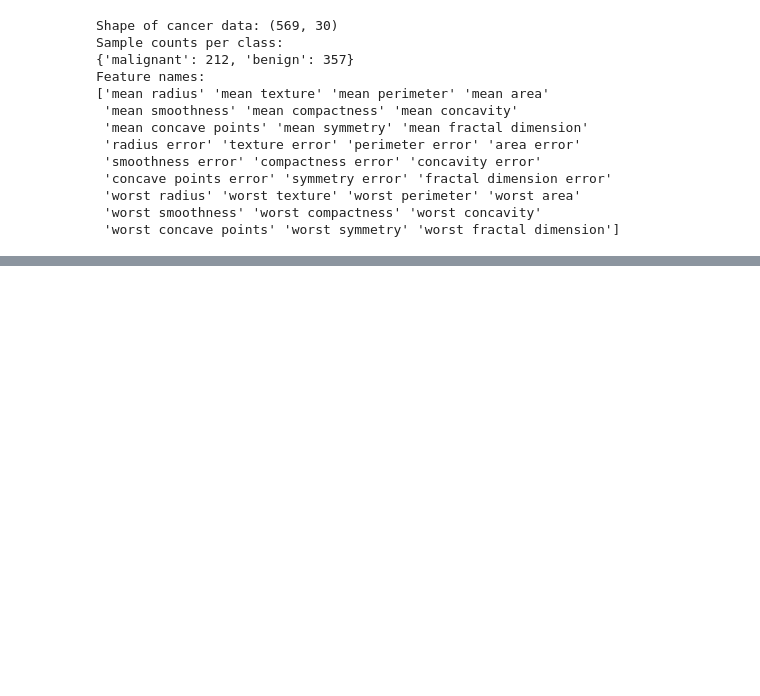
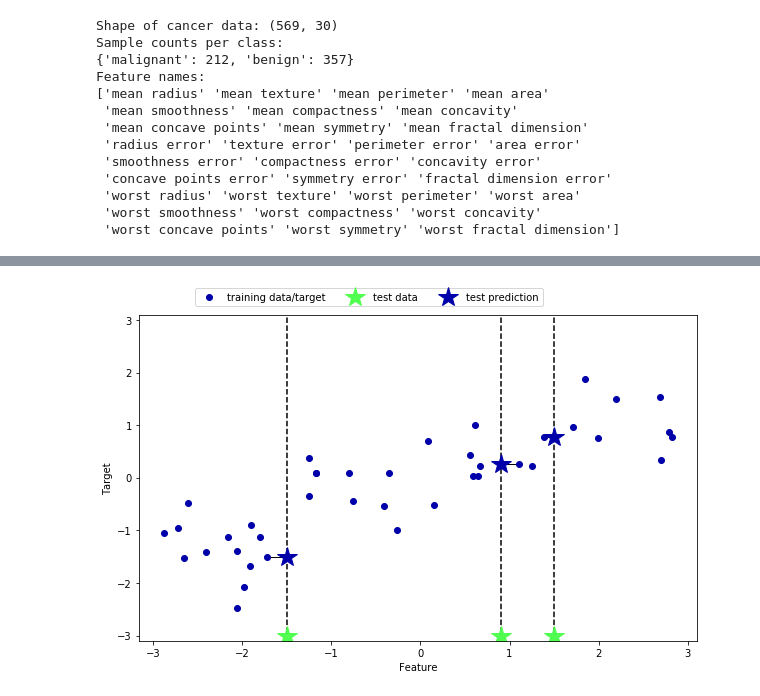
Before and after one commit to zzsza/TIL, a Jupyter notebook: scikit-learn/Chapter 2. Supervised Learning.ipynb, the cells around one changed output, grey strips where cells are left out. Saved outputs shown, nothing was run; the diff lists cells and outputs as text; code cells hidden in the pictures; blank space fills up the shorter version.

```diff
--- a/scikit-learn/Chapter 2. Supervised Learning.ipynb
+++ b/scikit-learn/Chapter 2. Supervised Learning.ipynb
@@ -113,0 +165,4 @@ Feature names:
+# %%
+mglearn.plots.plot_knn_regression(n_neighbors=1)
+# %% [output]
+[figure, added]
```
Also changed, not shown: parts of 94 cells of this notebook.
